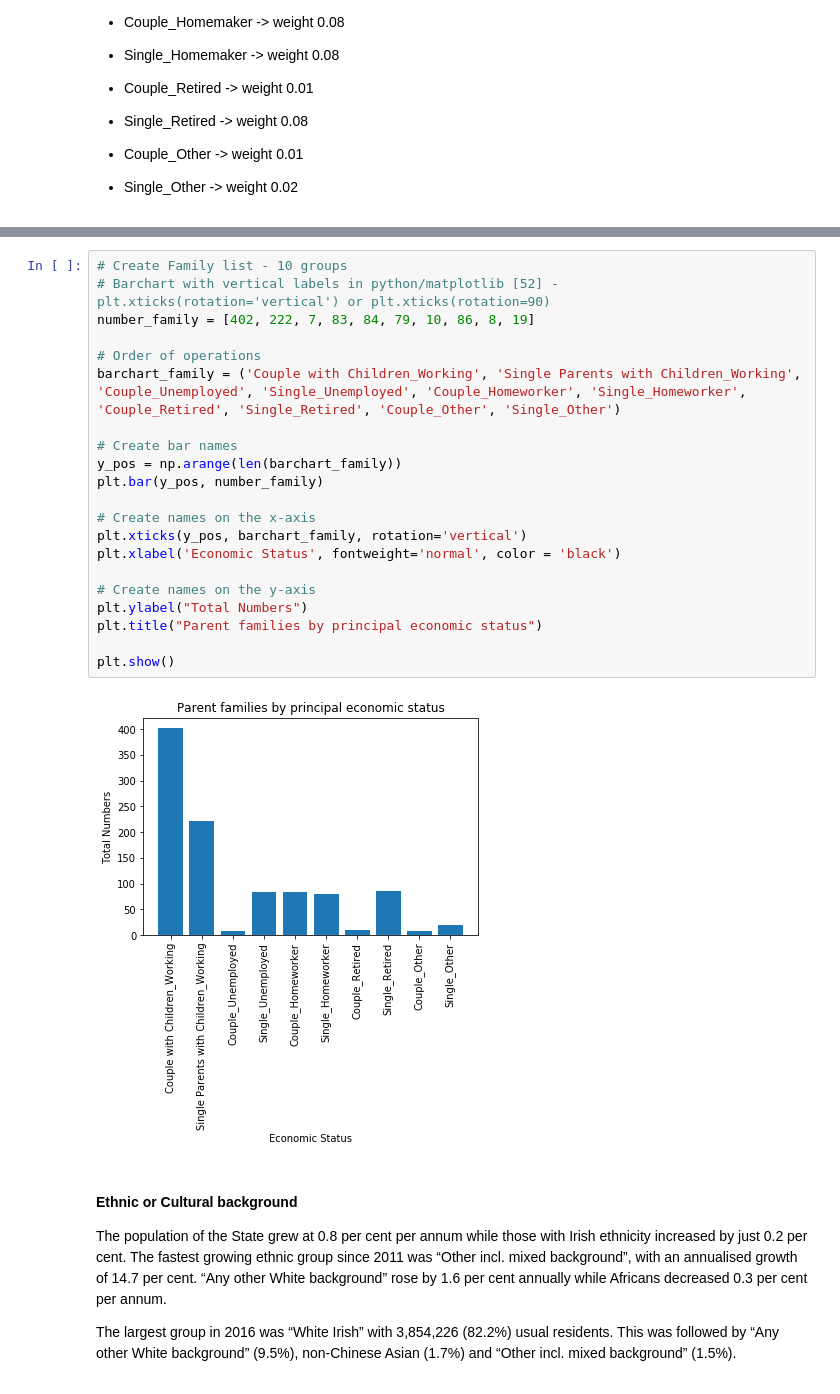
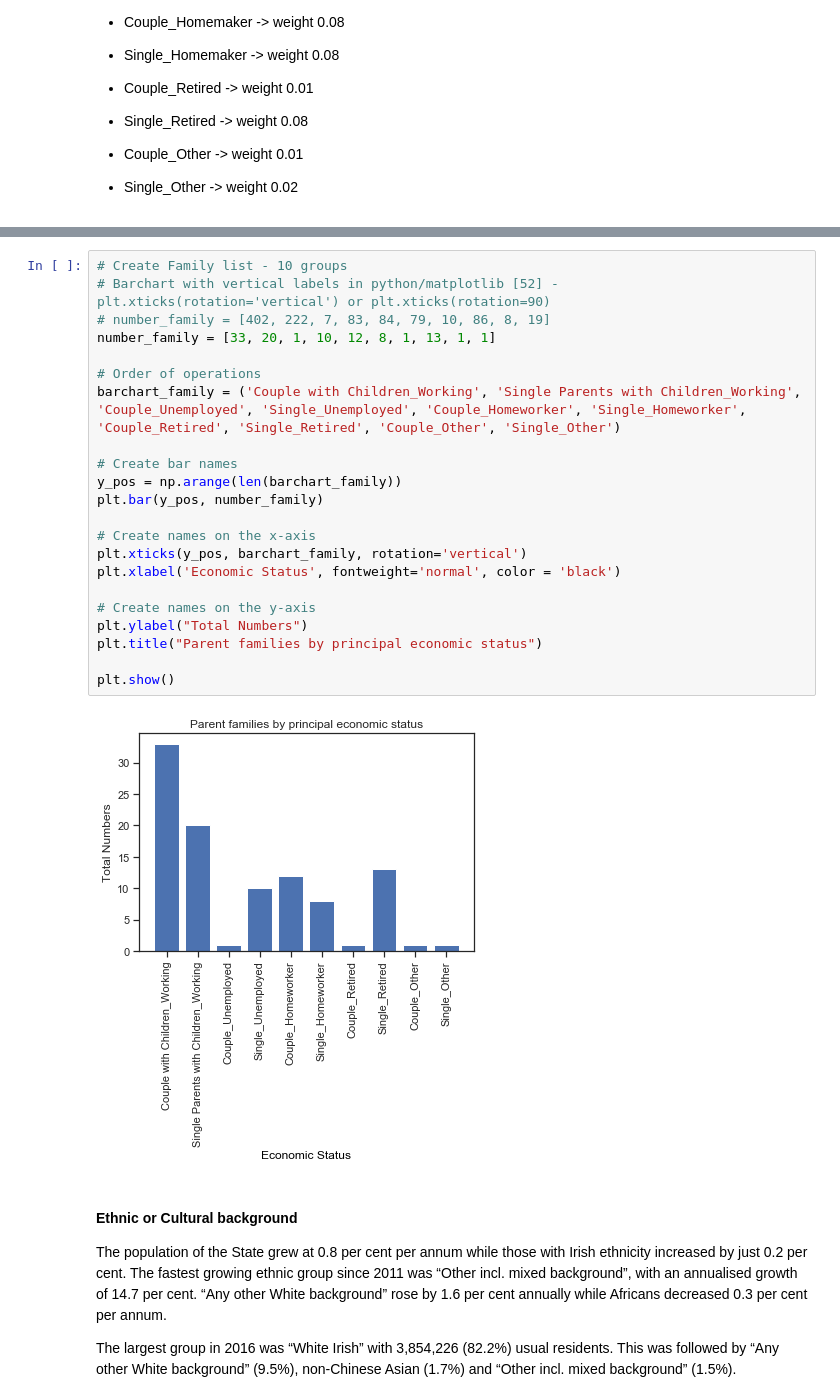
Before and after one commit to HenkT28/Programming_For_Data_Analysis_Project, a Jupyter notebook: Programming_For_Data_Analysis_Project.ipynb, the cells around one changed output, grey strips where cells are left out. Cells and saved outputs as stored; diff of their text form.

```diff
--- a/Programming_For_Data_Analysis_Project.ipynb
+++ b/Programming_For_Data_Analysis_Project.ipynb
@@ -778,26 +736,27 @@ Frequency of unique values of Family array:
 # %%
 # Create Family list - 10 groups
 # Barchart with vertical labels in python/matplotlib [52] - plt.xticks(rotation='vertical') or plt.xticks(rotation=90)
-number_family = [402, 222, 7, 83, 84, 79, 10, 86, 8, 19]
+# number_family = [402, 222, 7, 83, 84, 79, 10, 86, 8, 19]
+number_family = [33, 20, 1, 10, 12, 8, 1, 13, 1, 1]
 
 # Order of operations
 barchart_family = ('Couple with Children_Working', 'Single Parents with Children_Working', 'Couple_Unemployed', 'Single_Unemployed', 'Couple_Homeworker', 'Single_Homeworker', 'Couple_Retired', 'Single_Retired', 'Couple_Other', 'Single_Other')
 
 # Create bar names
 y_pos = np.arange(len(barchart_family))
 plt.bar(y_pos, number_family)
 
 # Create names on the x-axis
 plt.xticks(y_pos, barchart_family, rotation='vertical')
 plt.xlabel('Economic Status', fontweight='normal', color = 'black')
 
 # Create names on the y-axis
 plt.ylabel("Total Numbers")
 plt.title("Parent families by principal economic status")
 
 plt.show()
 # %% [output]
-[figure, old version]
+[figure, new version]
 # %% [markdown]
 #### Ethnic or Cultural background
 
```
Also changed, not shown: parts of 58 cells of this notebook.
